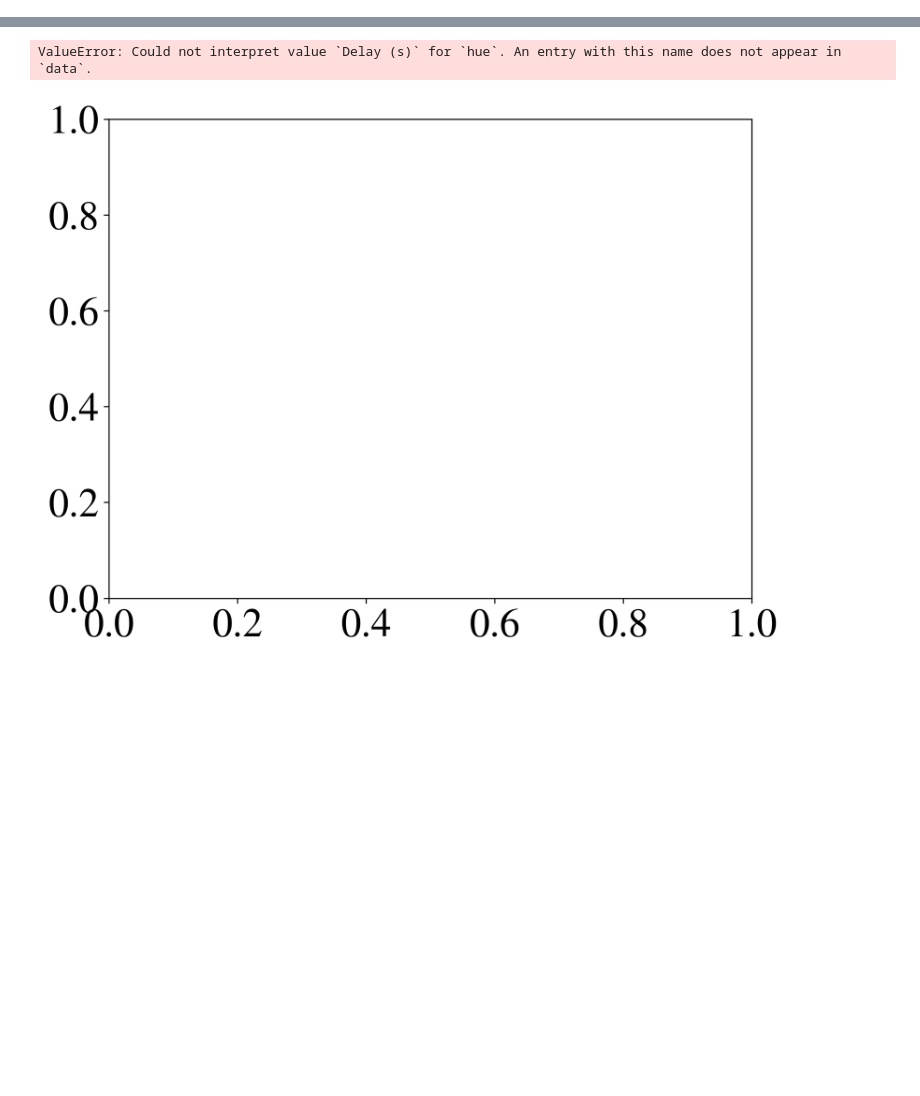
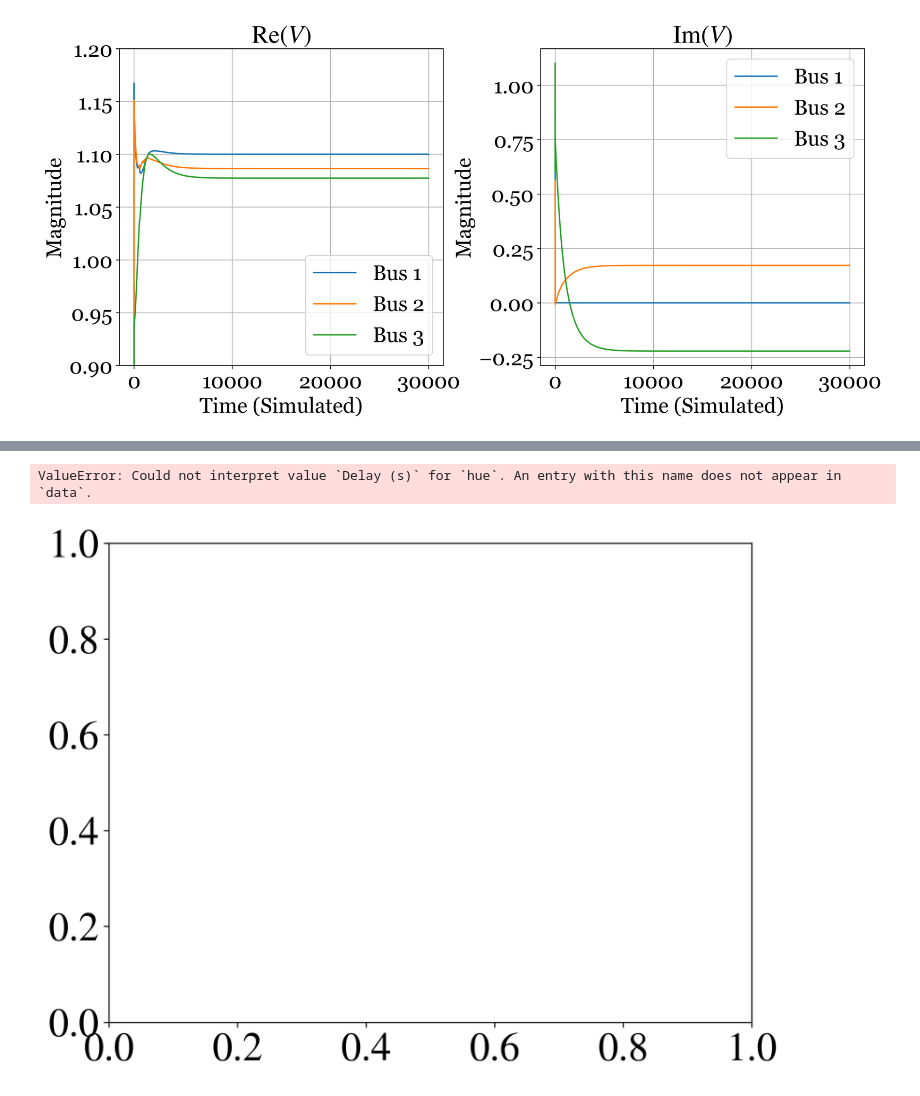
Before and after one commit to mxburns2022/PDDyn.jl, a Jupyter notebook: visualization.ipynb, the cells around one changed output, grey strips where cells are left out. Drawn from its saved outputs; the diff is of its cells as text; code cells hidden in the pictures; blank space fills up the shorter version.

```diff
--- a/visualization.ipynb
+++ b/visualization.ipynb
@@ -0,0 +10,22 @@
+# %%
+n = 3
+viz_3 = pd.read_csv(f'case{n}_results.csv')
+fig, axs = plt.subplots(ncols=2, figsize=(14,6), gridspec_kw=dict(wspace=0.3))
+ax = axs[0]
+for i in range(1,n+1):
+    sns.lineplot(ax=ax, data=viz_3, x='t', y=f'v{i}', label=f'Bus {i}')
+ax = axs[1]
+for i in range(1,n+1):
+    sns.lineplot(ax=ax, data=viz_3, x='t', y=f'v{i+n}', label=f'Bus {i}')
+axs[0].set_ylim(0.9, 1.2)
+for ax in axs:
+    ax.grid()
+    ax.set_xlabel("Time (Simulated)")
+axs[0].set_ylabel('Magnitude')
+axs[1].set_ylabel('Magnitude')
+axs[0].set_title(r"$\text{Re}(V)$")
+axs[1].set_title(r"$\text{Im}(V)$")
+fig.savefig(f"case_{n}_variables.pdf", bbox_inches='tight')
+    # ax.set_xscale('log')
+# %% [output]
+[figure, added]
```
Also changed, not shown: parts of 3 cells of this notebook, 2 other files.
